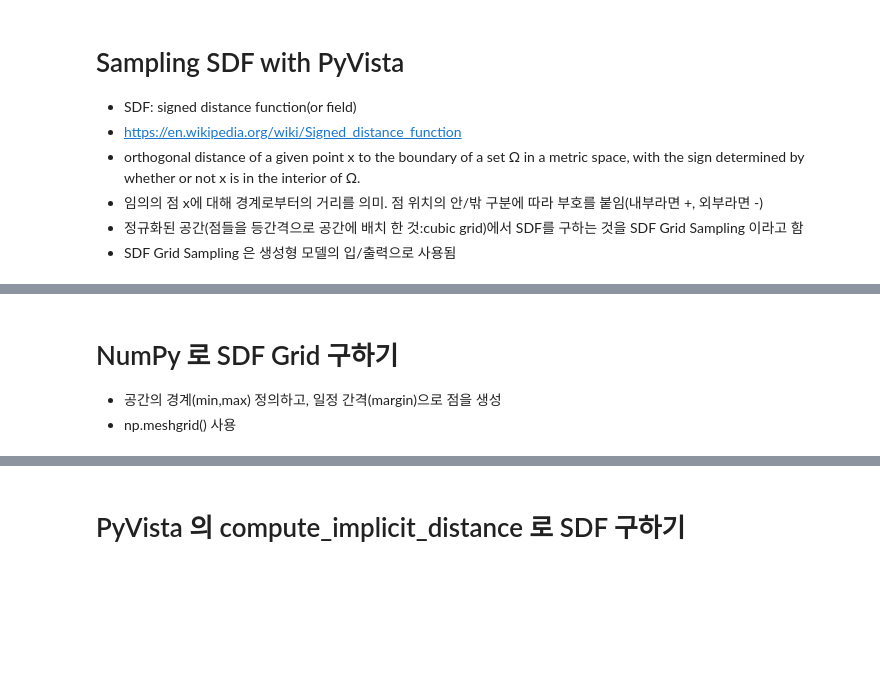
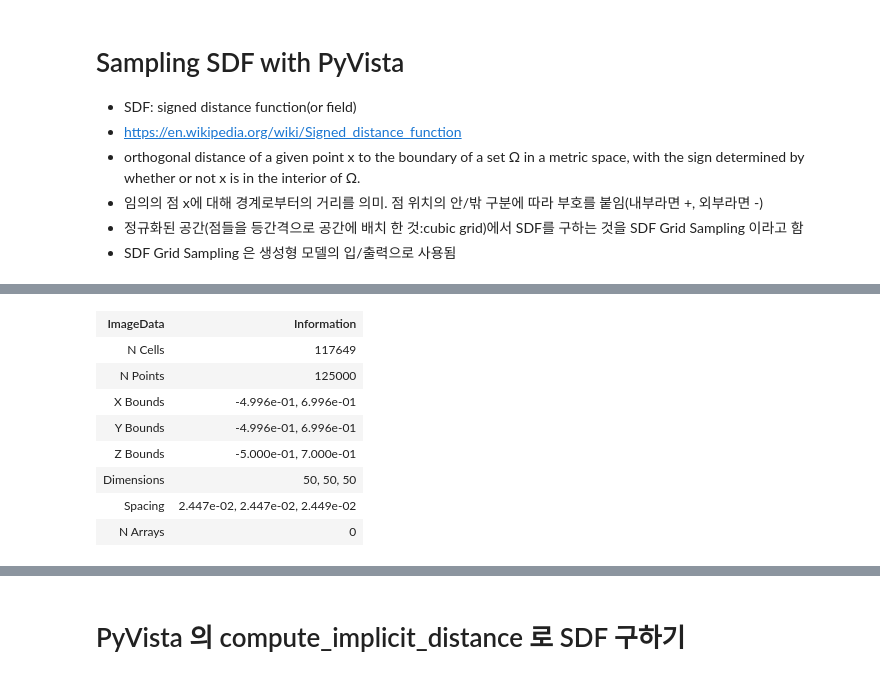
Before and after one commit to webtk/simple-pyvista-notebooks, a Jupyter notebook: notebooks/03.SDF/01_mesh_sdf_grid_with_pyvista.ipynb, the cells around one changed output, grey strips where cells are left out. Drawn from its saved outputs; the diff is of its cells as text; code cells hidden in the pictures; blank space fills up the shorter version.

```diff
--- a/notebooks/03.SDF/01_mesh_sdf_grid_with_pyvista.ipynb
+++ b/notebooks/03.SDF/01_mesh_sdf_grid_with_pyvista.ipynb
@@ -31,5 +33,5 @@ grid.origin = (xmin, ymin, zmin)
 grid.spacing = (x_vals[1] - x_vals[0], y_vals[1] - y_vals[0], z_vals[1] - z_vals[0])
 # grid.point_data['points'] = grid_points
 # grid.set_active_scalars('points')
-grid.plot()
+grid
 # %% [output]
@@ -37,4 +38,9 @@ Widget(value='<iframe src="http://localhost:41457/index.html?ui=P_0x7ec4b0535e70
+| ImageData | Information |
+| N Cells | 117649 |
+| N Points | 125000 |
+| X Bounds | -4.996e-01, 6.996e-01 |
+| Y Bounds | -4.996e-01, 6.996e-01 |
+| Z Bounds | -5.000e-01, 7.000e-01 |
+| Dimensions | 50, 50, 50 |
+| Spacing | 2.447e-02, 2.447e-02, 2.449e-02 |
+| N Arrays | 0 |
-# %% [markdown]
-# NumPy 로 SDF Grid 구하기
- - 공간의 경계(min,max) 정의하고, 일정 간격(margin)으로 점을 생성
- - np.meshgrid() 사용
```
Also changed, not shown: parts of 6 cells of this notebook.
